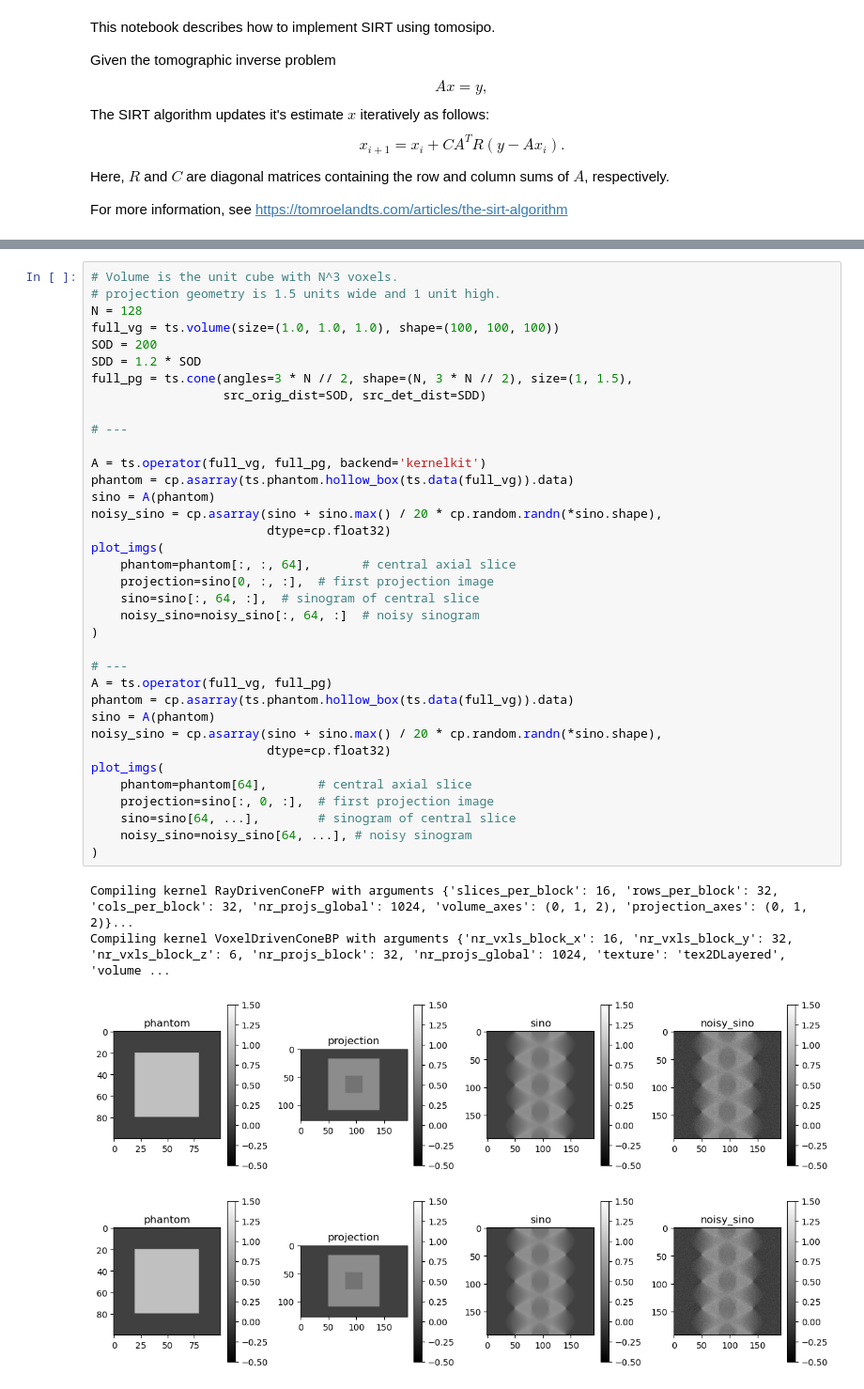
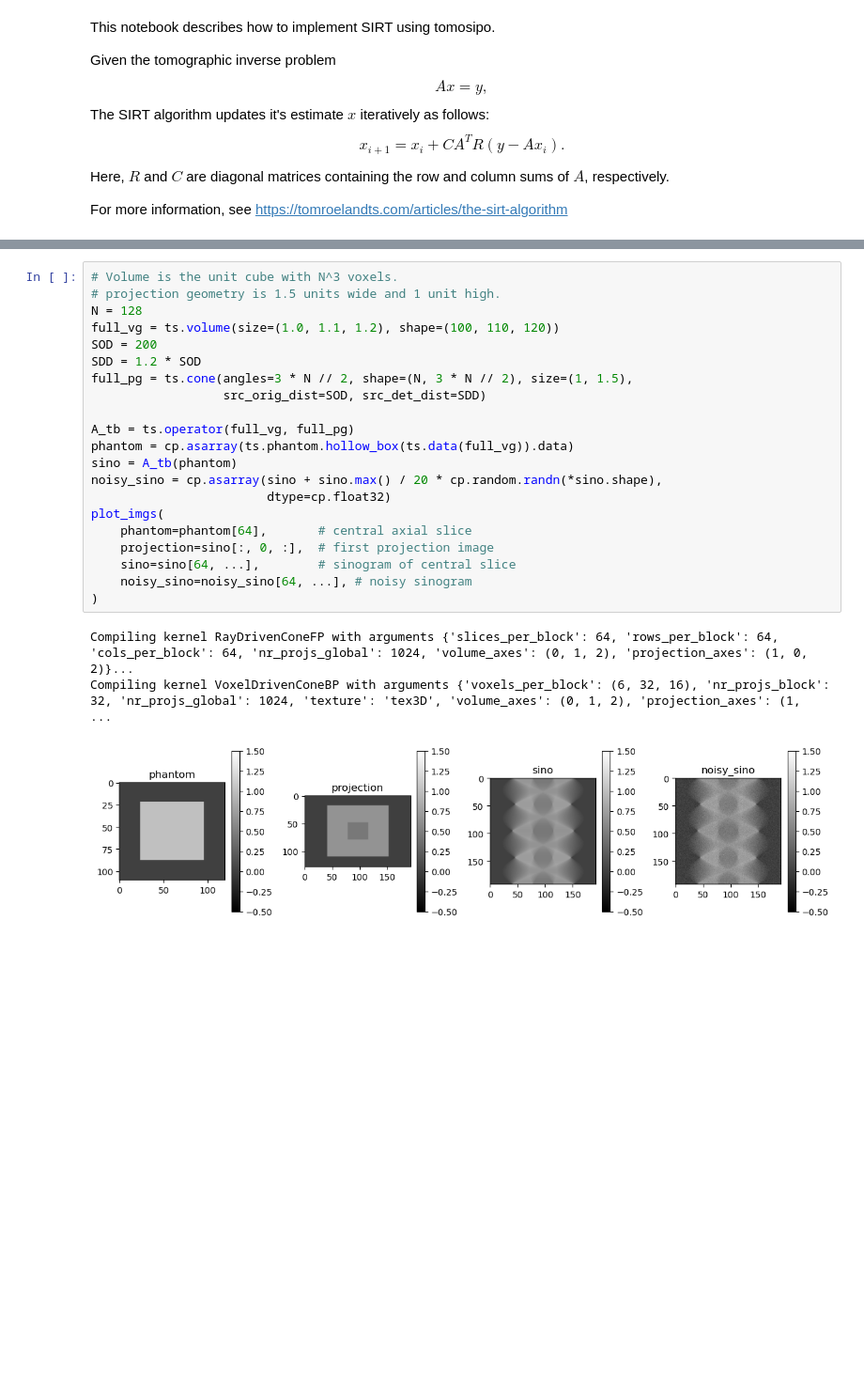
Before and after one commit to adriaangraas/tomosipo, a Jupyter notebook: notebooks/kernelkit.ipynb, the cells around one changed output, grey strips where cells are left out. Shown at 94% size. Cells and saved outputs as stored; diff of their text form; blank space fills up the shorter version.

```diff
--- a/notebooks/kernelkit.ipynb
+++ b/notebooks/kernelkit.ipynb
@@ -33,44 +32,28 @@ def plot_imgs(height=3, cmap="gray", clim=(-.5, 1.5), **kwargs):
 # %%
 # Volume is the unit cube with N^3 voxels.
 # projection geometry is 1.5 units wide and 1 unit high.
 N = 128
-full_vg = ts.volume(size=(1.0, 1.0, 1.0), shape=(100, 100, 100))
+full_vg = ts.volume(size=(1.0, 1.1, 1.2), shape=(100, 110, 120))
 SOD = 200
 SDD = 1.2 * SOD
 full_pg = ts.cone(angles=3 * N // 2, shape=(N, 3 * N // 2), size=(1, 1.5),
                   src_orig_dist=SOD, src_det_dist=SDD)
 
-# ---
-
-A = ts.operator(full_vg, full_pg, backend='kernelkit')
+A_tb = ts.operator(full_vg, full_pg)
 phantom = cp.asarray(ts.phantom.hollow_box(ts.data(full_vg)).data)
-sino = A(phantom)
-noisy_sino = cp.asarray(sino + sino.max() / 20 * cp.random.randn(*sino.shape),
-                        dtype=cp.float32)
-plot_imgs(
-    phantom=phantom[:, :, 64],       # central axial slice
-    projection=sino[0, :, :],  # first projection image
-    sino=sino[:, 64, :],  # sinogram of central slice
-    noisy_sino=noisy_sino[:, 64, :]  # noisy sinogram
-)
-
-# ---
-A = ts.operator(full_vg, full_pg)
-phantom = cp.asarray(ts.phantom.hollow_box(ts.data(full_vg)).data)
-sino = A(phantom)
+sino = A_tb(phantom)
 noisy_sino = cp.asarray(sino + sino.max() / 20 * cp.random.randn(*sino.shape),
                         dtype=cp.float32)
 plot_imgs(
     phantom=phantom[64],       # central axial slice
     projection=sino[:, 0, :],  # first projection image
     sino=sino[64, ...],        # sinogram of central slice
     noisy_sino=noisy_sino[64, ...], # noisy sinogram
 )
 # %% [output]
-Compiling kernel RayDrivenConeFP with arguments {'slices_per_block': 16, 'rows_per_block': 32, 'cols_per_block': 32, 'nr_projs_global': 1024, 'volume_axes': (0, 1, 2), 'projection_axes': (0, 1, 2)}...
-Compiling kernel VoxelDrivenConeBP with arguments {'nr_vxls_block_x': 16, 'nr_vxls_block_y': 32, 'nr_vxls_block_z': 6, 'nr_projs_block': 32, 'nr_projs_global': 1024, 'texture': 'tex2DLayered', 'volume ...
+Compiling kernel RayDrivenConeFP with arguments {'slices_per_block': 64, 'rows_per_block': 64, 'cols_per_block': 64, 'nr_projs_global': 1024, 'volume_axes': (0, 1, 2), 'projection_axes': (1, 0, 2)}...
+Compiling kernel VoxelDrivenConeBP with arguments {'voxels_per_block': (6, 32, 16), 'nr_projs_block': 32, 'nr_projs_global': 1024, 'texture': 'tex3D', 'volume_axes': (0, 1, 2), 'projection_axes': (1,  ...
-[figure, old version]
+[figure, new version]
-[figure, removed]
 # %%
 # Volume is the unit cube with N^3 voxels.
 # projection geometry is 1.5 units wide and 1 unit high.
```
Also changed, not shown: parts of 4 cells of this notebook, 1 other file.
